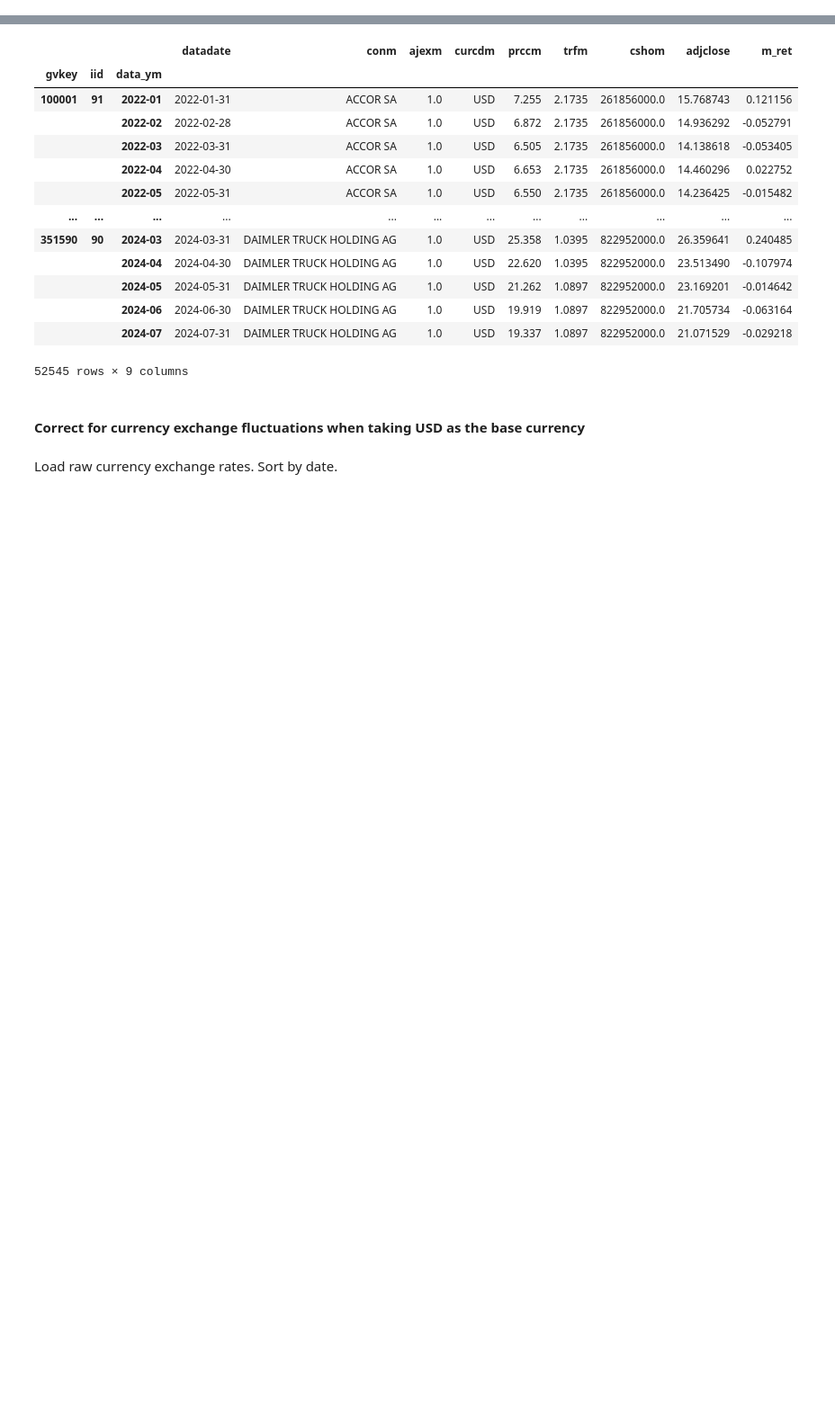
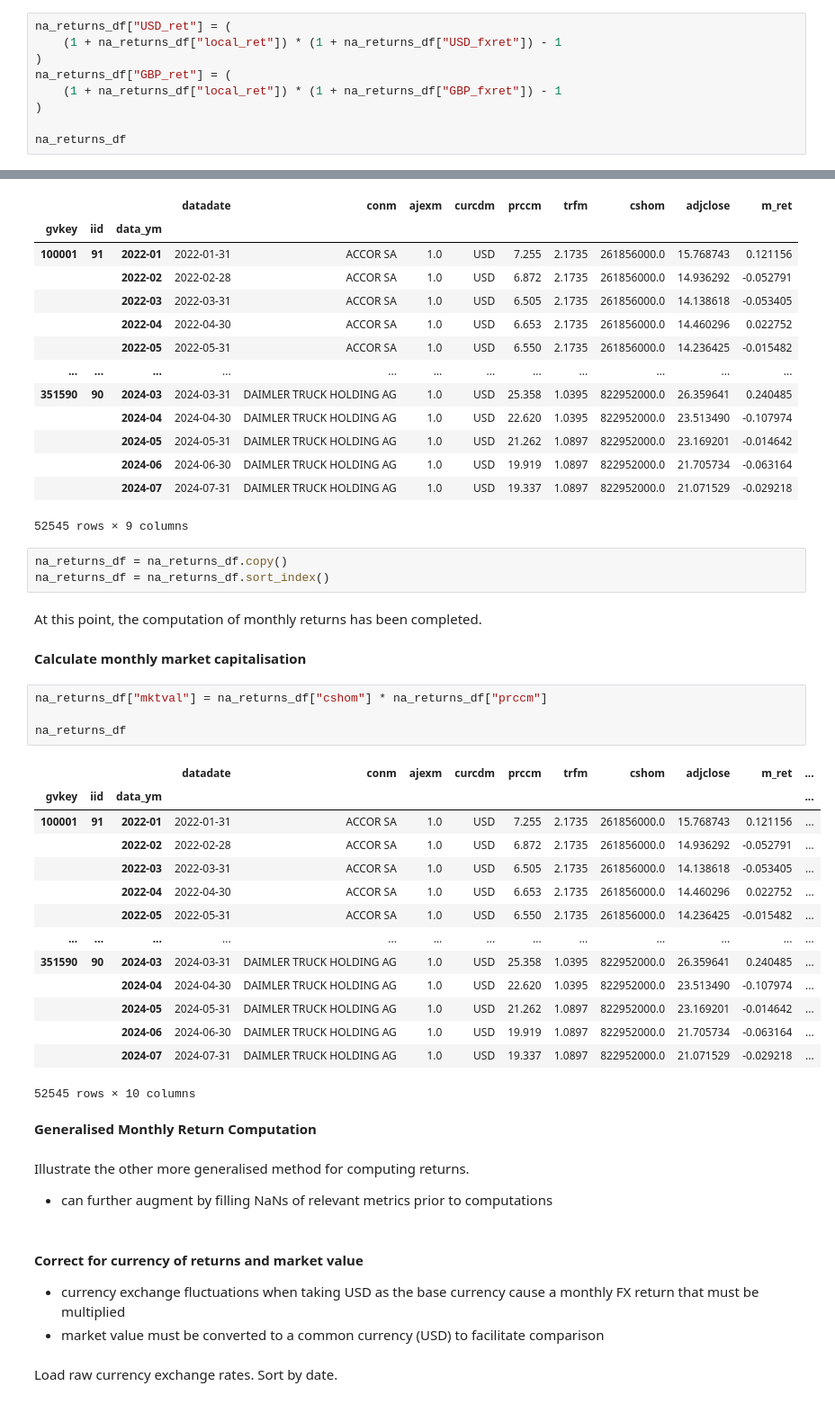
Before and after one commit to varunchodanker/MSc-Individual-Project, a Jupyter notebook: Phase1.ipynb, the cells around one changed output, grey strips where cells are left out. Shown at 90% size. Drawn from its saved outputs; the diff is of its cells as text; blank space fills up the shorter version.

```diff
--- a/Phase1.ipynb
+++ b/Phase1.ipynb
@@ -1311,0 +1361,9 @@ na_returns_df
+# %%
+na_returns_df["USD_ret"] = (
+    (1 + na_returns_df["local_ret"]) * (1 + na_returns_df["USD_fxret"]) - 1
+)
+na_returns_df["GBP_ret"] = (
+    (1 + na_returns_df["local_ret"]) * (1 + na_returns_df["GBP_fxret"]) - 1
+)
+
+na_returns_df
@@ -1342,8 +1443,41 @@ na_returns_df
 |  |  | 2024-06 | 2024-06-30 | DAIMLER TRUCK HOLDING AG | 1.0 | USD | 19.919 | 1.0897 | 822952000.0 | 21.705734 | -0.063164 |
 |  |  | 2024-07 | 2024-07-31 | DAIMLER TRUCK HOLDING AG | 1.0 | USD | 19.337 | 1.0897 | 822952000.0 | 21.071529 | -0.029218 |
 52545 rows × 9 columns
+# %%
+na_returns_df = na_returns_df.copy()
+na_returns_df = na_returns_df.sort_index()
+# %% [markdown]
+At this point, the computation of monthly returns has been completed.
+# %% [markdown]
+**Calculate monthly market capitalisation**
+# %%
+na_returns_df["mktval"] = na_returns_df["cshom"] * na_returns_df["prccm"]
+
+na_returns_df
+# %% [output]
+|  |  |  | datadate | conm | ajexm | curcdm | prccm | trfm | cshom | adjclose | m_ret | ... |
+| gvkey | iid | data_ym |  |  |  |  |  |  |  |  |  | ... |
+| 100001 | 91 | 2022-01 | 2022-01-31 | ACCOR SA | 1.0 | USD | 7.255 | 2.1735 | 261856000.0 | 15.768743 | 0.121156 | ... |
+|  |  | 2022-02 | 2022-02-28 | ACCOR SA | 1.0 | USD | 6.872 | 2.1735 | 261856000.0 | 14.936292 | -0.052791 | ... |
+|  |  | 2022-03 | 2022-03-31 | ACCOR SA | 1.0 | USD | 6.505 | 2.1735 | 261856000.0 | 14.138618 | -0.053405 | ... |
+|  |  | 2022-04 | 2022-04-30 | ACCOR SA | 1.0 | USD | 6.653 | 2.1735 | 261856000.0 | 14.460296 | 0.022752 | ... |
+|  |  | 2022-05 | 2022-05-31 | ACCOR SA | 1.0 | USD | 6.550 | 2.1735 | 261856000.0 | 14.236425 | -0.015482 | ... |
+| ... | ... | ... | ... | ... | ... | ... | ... | ... | ... | ... | ... | ... |
+| 351590 | 90 | 2024-03 | 2024-03-31 | DAIMLER TRUCK HOLDING AG | 1.0 | USD | 25.358 | 1.0395 | 822952000.0 | 26.359641 | 0.240485 | ... |
+|  |  | 2024-04 | 2024-04-30 | DAIMLER TRUCK HOLDING AG | 1.0 | USD | 22.620 | 1.0395 | 822952000.0 | 23.513490 | -0.107974 | ... |
+|  |  | 2024-05 | 2024-05-31 | DAIMLER TRUCK HOLDING AG | 1.0 | USD | 21.262 | 1.0897 | 822952000.0 | 23.169201 | -0.014642 | ... |
+|  |  | 2024-06 | 2024-06-30 | DAIMLER TRUCK HOLDING AG | 1.0 | USD | 19.919 | 1.0897 | 822952000.0 | 21.705734 | -0.063164 | ... |
+|  |  | 2024-07 | 2024-07-31 | DAIMLER TRUCK HOLDING AG | 1.0 | USD | 19.337 | 1.0897 | 822952000.0 | 21.071529 | -0.029218 | ... |
+52545 rows × 10 columns
+# %% [markdown]
+**Generalised Monthly Return Computation**
+# %% [markdown]
+Illustrate the other more generalised method for computing returns.
+- can further augment by filling NaNs of relevant metrics prior to computations
 # %% [markdown]
-#### Correct for currency exchange fluctuations when taking USD as the base currency
+#### Correct for currency of returns and market value
+- currency exchange fluctuations when taking USD as the base currency cause a monthly FX return that must be multiplied
+- market value must be converted to a common currency (USD) to facilitate comparison
 # %% [markdown]
 Load raw currency exchange rates. Sort by date.
 # %%
```
Also changed, not shown: parts of 16 cells of this notebook.
